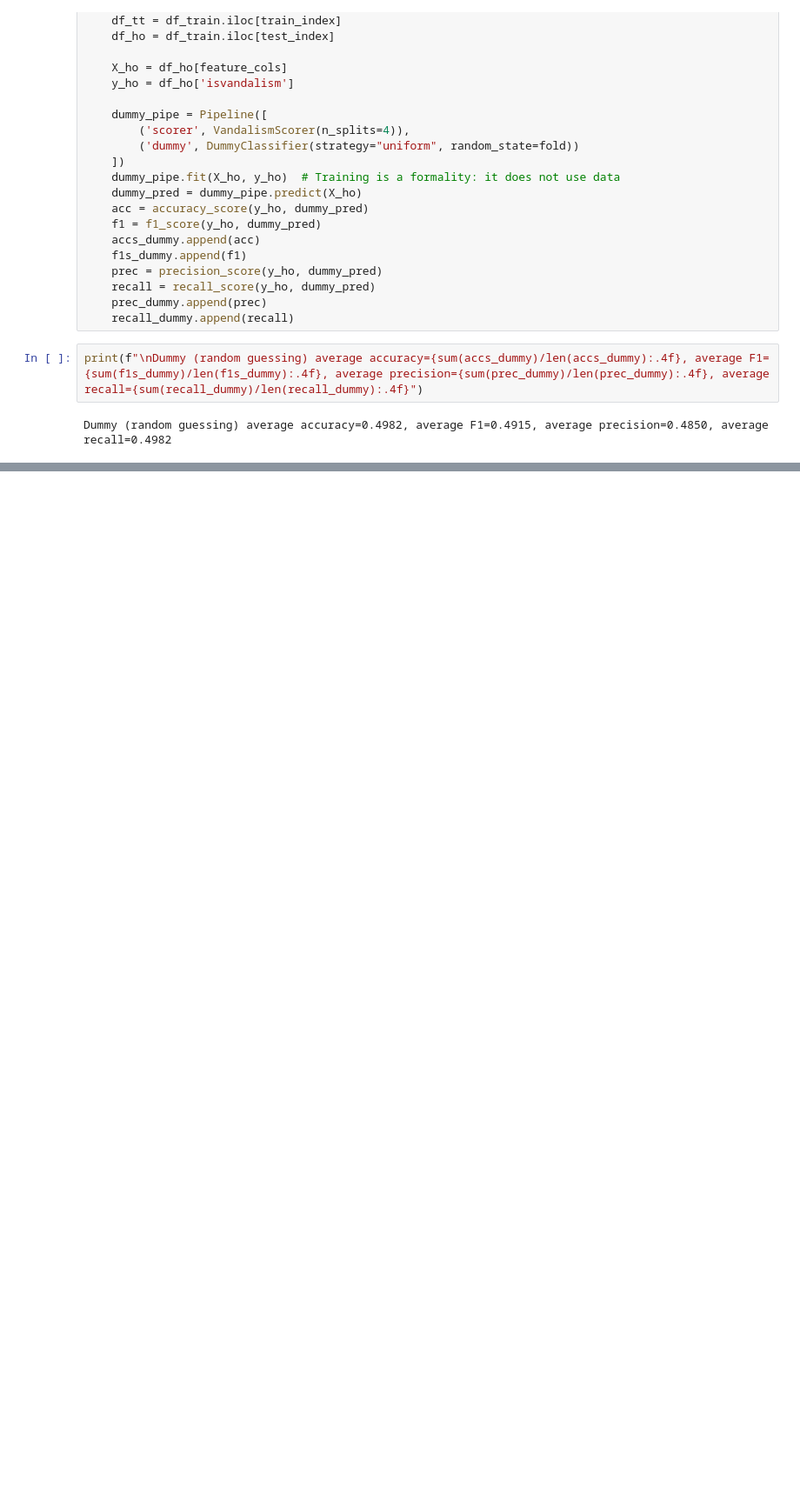
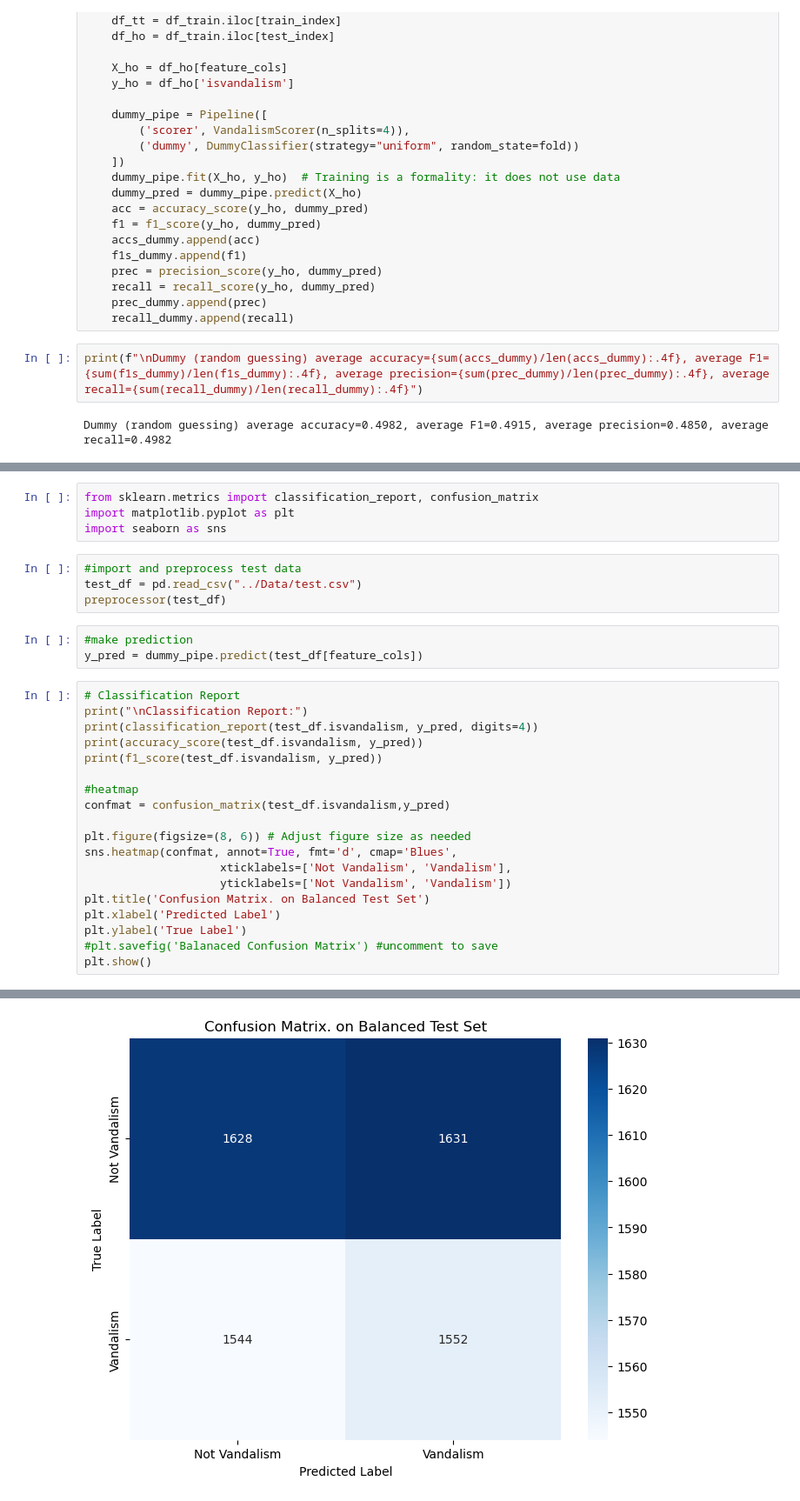
Before and after one commit to Daniel-Milanes/WikiShield, a Jupyter notebook: models/dummy_baseline.ipynb, the cells around one changed output, grey strips where cells are left out. Shown at 87% size. Drawn from its saved outputs; the diff is of its cells as text; blank space fills up the shorter version.

Commit message:
Run dummy classifier on test datasets and record the results

```diff
--- a/models/dummy_baseline.ipynb
+++ b/models/dummy_baseline.ipynb
@@ -83,0 +86,31 @@ Dummy (random guessing) average accuracy=0.4982, average F1=0.4915, average prec
+# %%
+from sklearn.metrics import classification_report, confusion_matrix
+import matplotlib.pyplot as plt
+import seaborn as sns
+# %%
+#import and preprocess test data
+test_df = pd.read_csv("../Data/test.csv")
+preprocessor(test_df)
+# %%
+#make prediction
+y_pred = dummy_pipe.predict(test_df[feature_cols])
+# %%
+# Classification Report
+print("\nClassification Report:")
+print(classification_report(test_df.isvandalism, y_pred, digits=4))
+print(accuracy_score(test_df.isvandalism, y_pred))
+print(f1_score(test_df.isvandalism, y_pred))
+
+#heatmap
+confmat = confusion_matrix(test_df.isvandalism,y_pred)
+
+plt.figure(figsize=(8, 6)) # Adjust figure size as needed
+sns.heatmap(confmat, annot=True, fmt='d', cmap='Blues',
+                    xticklabels=['Not Vandalism', 'Vandalism'],
+                    yticklabels=['Not Vandalism', 'Vandalism'])
+plt.title('Confusion Matrix. on Balanced Test Set')
+plt.xlabel('Predicted Label')
+plt.ylabel('True Label')
+#plt.savefig('Balanaced Confusion Matrix') #uncomment to save
+plt.show()
+# %% [output]
@@ -83,0 +129 @@ Dummy (random guessing) average accuracy=0.4982, average F1=0.4915, average prec
+[figure, added]
```
Also changed, not shown: parts of 5 cells of this notebook.
